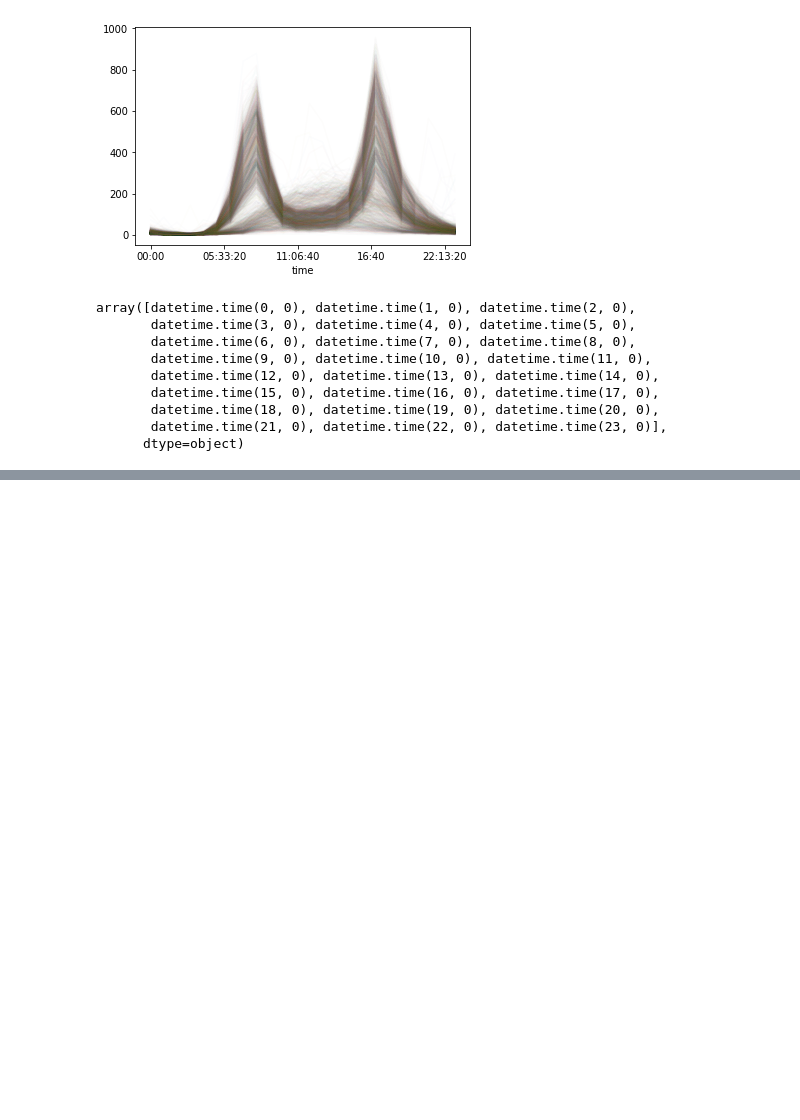
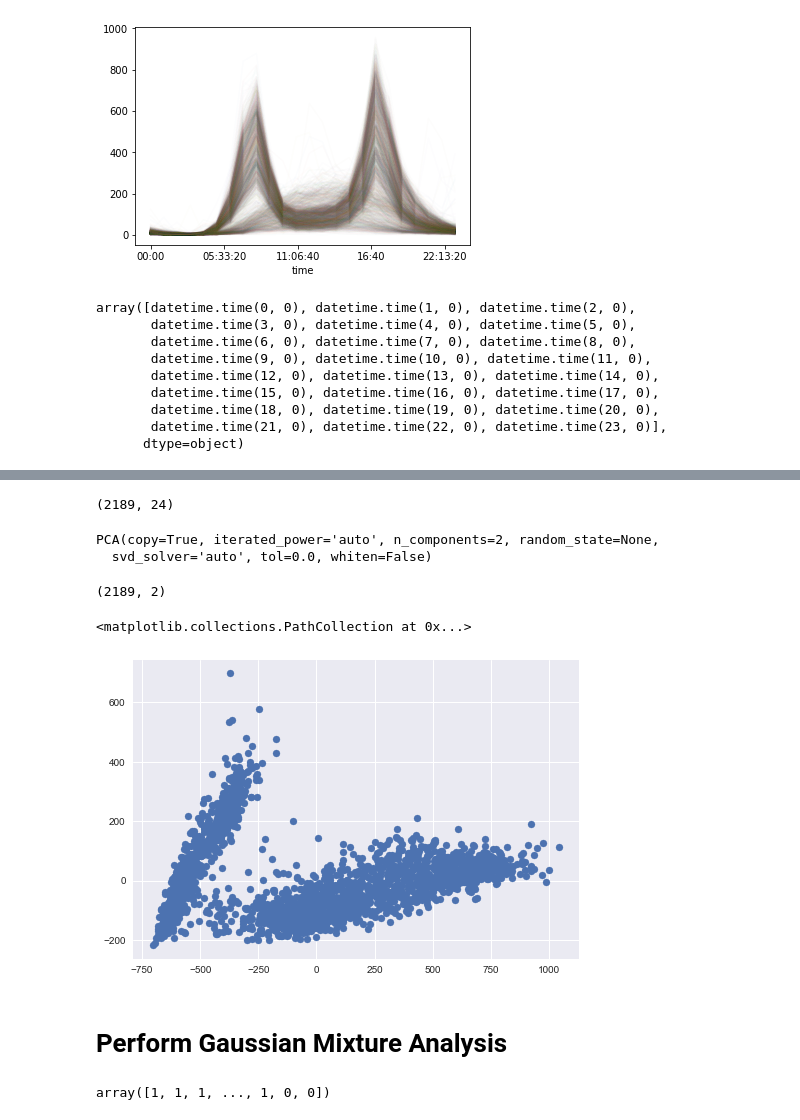
Before and after one commit to emmatalis/IACS_SWC_Python_Workshop, a Jupyter notebook: second_test_notebook.ipynb, the cells around one changed output, grey strips where cells are left out. Cells and saved outputs as stored; diff of their text form; code cells hidden in the pictures; blank space fills up the shorter version.

```diff
--- a/second_test_notebook.ipynb
+++ b/second_test_notebook.ipynb
@@ -29,0 +89,33 @@ assert len(np.unique(data.index.time)) == 24
+# %%
+X = pivoted.fillna(0).T.values # fills NA values with 0
+X.shape
+# %% [output]
+(2189, 24)
+# %%
+PCA(2).fit(X)
+# %% [output]
+PCA(copy=True, iterated_power='auto', n_components=2, random_state=None,
+  svd_solver='auto', tol=0.0, whiten=False)
+# %%
+X2 = PCA(2).fit_transform(X)
+# %%
+X2.shape
+# %% [output]
+(2189, 2)
+# %%
+import matplotlib.pyplot as plt
+plt.style.use('seaborn')
+
+plt.scatter(X2[:, 0], X2[:, 1]) # plot 2 principle components (axes don't actually mean anything)
+# %% [output]
+<matplotlib.collections.PathCollection at 0x...>
+[figure, added]
+# %% [markdown]
+# Perform Gaussian Mixture Analysis
+# %%
+from sklearn.mixture import GaussianMixture
+gmm = GaussianMixture(2) # Two clusters
+gmm.fit(X)
+gmm.predict(X) # predicts which model (cluster) each data pt will be in (0th cluster vs 1st cluster)
+# %% [output]
+array([1, 1, 1, ..., 1, 0, 0])
```
Also changed, not shown: parts of 28 cells of this notebook.
